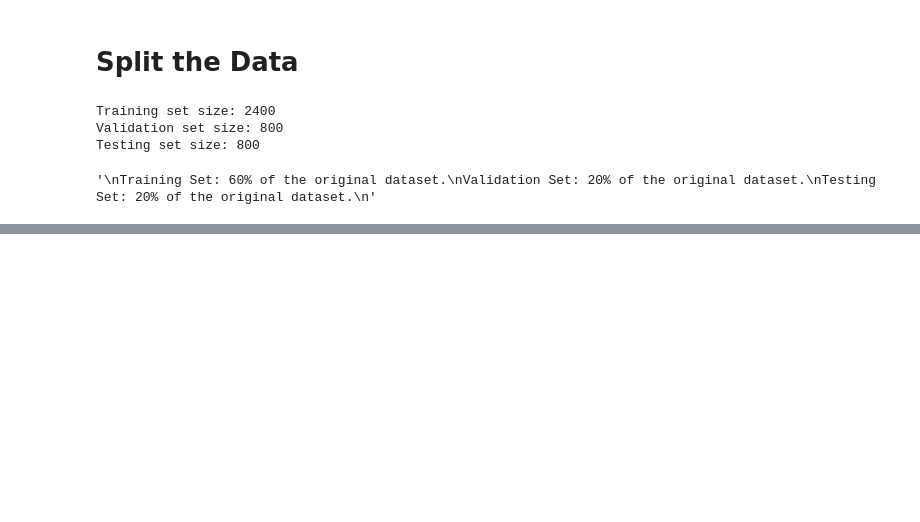
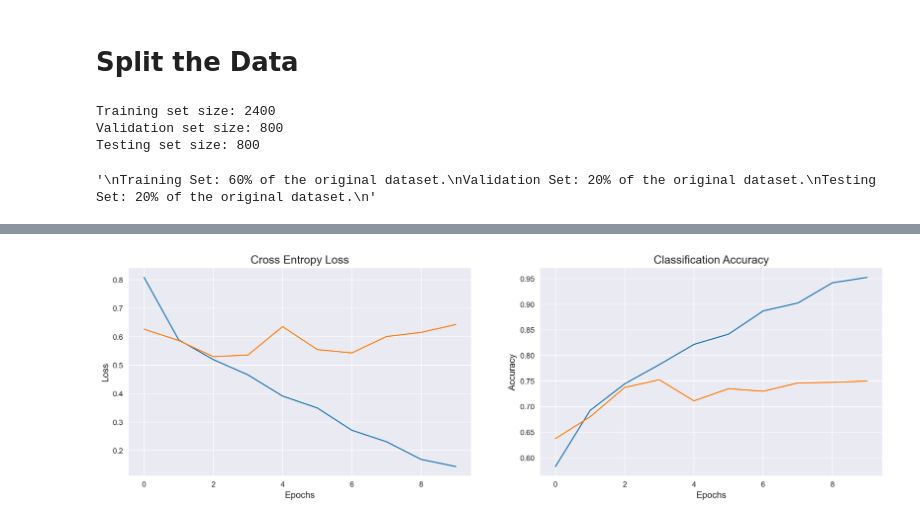
Before and after one commit to ben-dom393/DSA4263_Dating_Fraud, a Jupyter notebook: notebooks/ImageAnalysis.ipynb, the cells around one changed output, grey strips where cells are left out. Cells and saved outputs as stored; diff of their text form; code cells hidden in the pictures; blank space fills up the shorter version.

```diff
--- a/notebooks/ImageAnalysis.ipynb
+++ b/notebooks/ImageAnalysis.ipynb
@@ -370,0 +542,24 @@ print(y_probab)
+# %%
+# plots for accuracy and Loss with epochs
+error = pd.DataFrame(mod_hist.history)
+
+plt.figure(figsize=(18,5),dpi=200)
+sns.set_style('darkgrid')
+
+plt.subplot(121)
+plt.title('Cross Entropy Loss',fontsize=15)
+plt.xlabel('Epochs',fontsize=12)
+plt.ylabel('Loss',fontsize=12)
+plt.plot(error['loss'])
+plt.plot(error['val_loss'])
+
+plt.subplot(122)
+plt.title('Classification Accuracy',fontsize=15)
+plt.xlabel('Epochs',fontsize=12)
+plt.ylabel('Accuracy',fontsize=12)
+plt.plot(error['accuracy'])
+plt.plot(error['val_accuracy'])
+
+plt.show()
+# %% [output]
+[figure, added]
```
Also changed, not shown: parts of 23 cells of this notebook.
